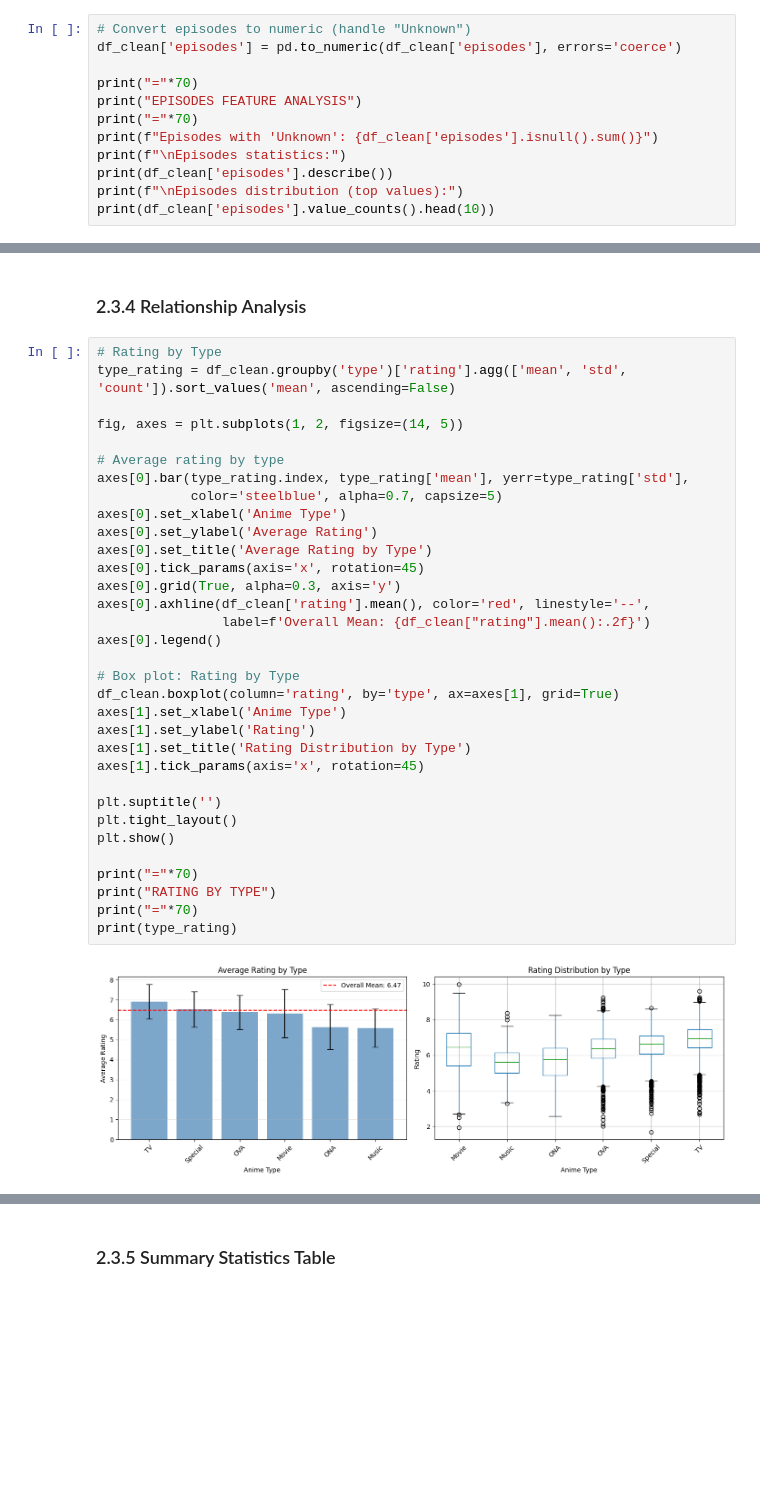
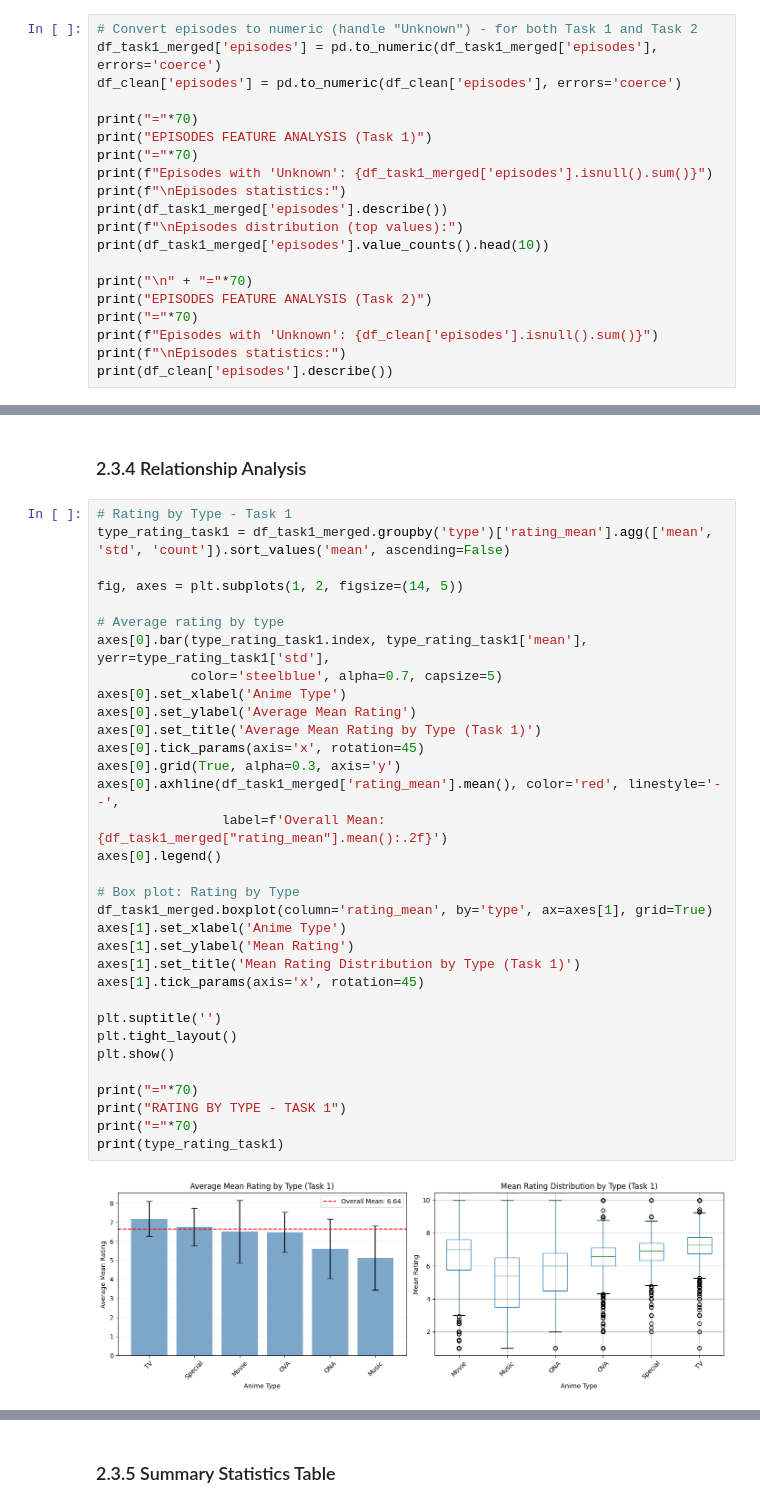
Before and after one commit to LC0229/Fake-Job-Posting, a Jupyter notebook: workbook.ipynb, the cells around one changed output, grey strips where cells are left out. Saved outputs shown, nothing was run; the diff lists cells and outputs as text; blank space fills up the shorter version.

```diff
--- a/workbook.ipynb
+++ b/workbook.ipynb
@@ -274,16 +321,24 @@ rating      0.00
 members     0.00
 dtype: float64
 # %%
-# Convert episodes to numeric (handle "Unknown")
+# Convert episodes to numeric (handle "Unknown") - for both Task 1 and Task 2
+df_task1_merged['episodes'] = pd.to_numeric(df_task1_merged['episodes'], errors='coerce')
 df_clean['episodes'] = pd.to_numeric(df_clean['episodes'], errors='coerce')
 
 print("="*70)
-print("EPISODES FEATURE ANALYSIS")
+print("EPISODES FEATURE ANALYSIS (Task 1)")
+print("="*70)
+print(f"Episodes with 'Unknown': {df_task1_merged['episodes'].isnull().sum()}")
+print(f"\nEpisodes statistics:")
+print(df_task1_merged['episodes'].describe())
+print(f"\nEpisodes distribution (top values):")
+print(df_task1_merged['episodes'].value_counts().head(10))
+
+print("\n" + "="*70)
+print("EPISODES FEATURE ANALYSIS (Task 2)")
 print("="*70)
 print(f"Episodes with 'Unknown': {df_clean['episodes'].isnull().sum()}")
 print(f"\nEpisodes statistics:")
 print(df_clean['episodes'].describe())
-print(f"\nEpisodes distribution (top values):")
-print(df_clean['episodes'].value_counts().head(10))
 # %% [output]
 ======================================================================
@@ -543,38 +609,38 @@ Music                         :   842 (6.98%)
 # %% [markdown]
 ### 2.3.4 Relationship Analysis
 # %%
-# Rating by Type
-type_rating = df_clean.groupby('type')['rating'].agg(['mean', 'std', 'count']).sort_values('mean', ascending=False)
+# Rating by Type - Task 1
+type_rating_task1 = df_task1_merged.groupby('type')['rating_mean'].agg(['mean', 'std', 'count']).sort_values('mean', ascending=False)
 
 fig, axes = plt.subplots(1, 2, figsize=(14, 5))
 
 # Average rating by type
-axes[0].bar(type_rating.index, type_rating['mean'], yerr=type_rating['std'],
+axes[0].bar(type_rating_task1.index, type_rating_task1['mean'], yerr=type_rating_task1['std'],
             color='steelblue', alpha=0.7, capsize=5)
 axes[0].set_xlabel('Anime Type')
-axes[0].set_ylabel('Average Rating')
-axes[0].set_title('Average Rating by Type')
+axes[0].set_ylabel('Average Mean Rating')
+axes[0].set_title('Average Mean Rating by Type (Task 1)')
 axes[0].tick_params(axis='x', rotation=45)
 axes[0].grid(True, alpha=0.3, axis='y')
-axes[0].axhline(df_clean['rating'].mean(), color='red', linestyle='--',
-                label=f'Overall Mean: {df_clean["rating"].mean():.2f}')
+axes[0].axhline(df_task1_merged['rating_mean'].mean(), color='red', linestyle='--',
+                label=f'Overall Mean: {df_task1_merged["rating_mean"].mean():.2f}')
 axes[0].legend()
 
 # Box plot: Rating by Type
-df_clean.boxplot(column='rating', by='type', ax=axes[1], grid=True)
+df_task1_merged.boxplot(column='rating_mean', by='type', ax=axes[1], grid=True)
 axes[1].set_xlabel('Anime Type')
-axes[1].set_ylabel('Rating')
-axes[1].set_title('Rating Distribution by Type')
+axes[1].set_ylabel('Mean Rating')
+axes[1].set_title('Mean Rating Distribution by Type (Task 1)')
 axes[1].tick_params(axis='x', rotation=45)
 
 plt.suptitle('')
 plt.tight_layout()
 plt.show()
 
 print("="*70)
-print("RATING BY TYPE")
+print("RATING BY TYPE - TASK 1")
 print("="*70)
-print(type_rating)
+print(type_rating_task1)
 # %% [output]
-[figure, old version]
+[figure, new version]
 ======================================================================
```
Also changed, not shown: parts of 22 cells of this notebook, 1 other file.
